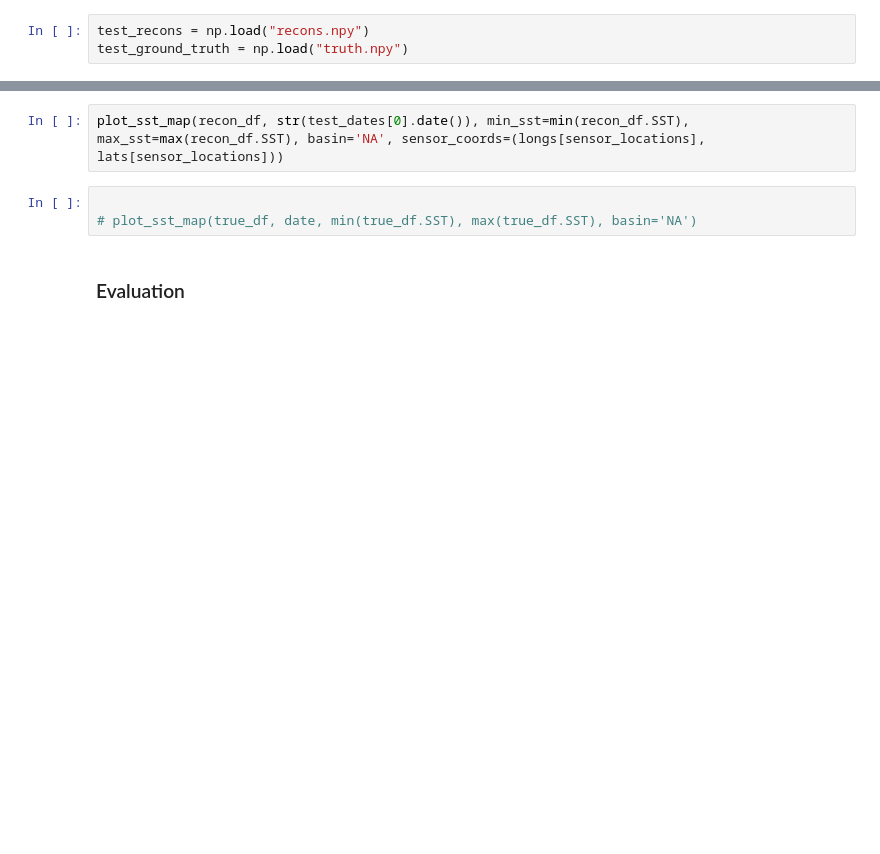
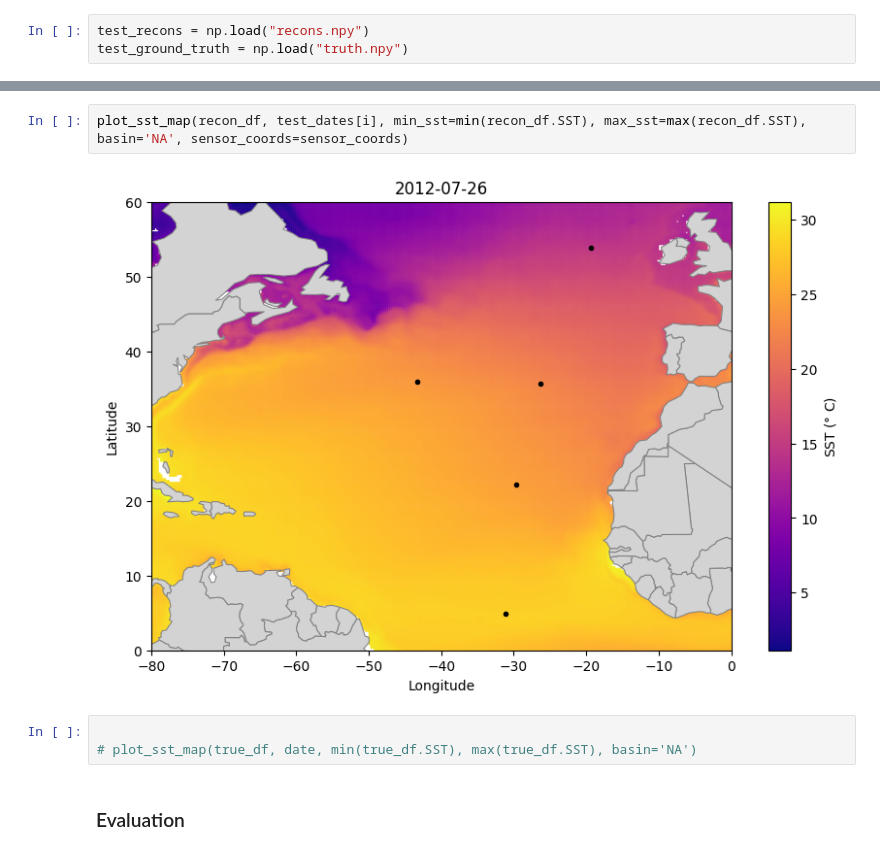
Before and after one commit to abbym-bristol/ME4OH_summer_project, a Jupyter notebook: SHRED_OFAM3_SST_FF.ipynb, the cells around one changed output, grey strips where cells are left out. Saved outputs shown, nothing was run; the diff lists cells and outputs as text; blank space fills up the shorter version.

```diff
--- a/SHRED_OFAM3_SST_FF.ipynb
+++ b/SHRED_OFAM3_SST_FF.ipynb
@@ -76,5 +103,7 @@ for i in np.random.choice(range(len(test_recons)), 1):
 # %%
-plot_sst_map(recon_df, str(test_dates[0].date()), min_sst=min(recon_df.SST), max_sst=max(recon_df.SST), basin='NA', sensor_coords=(longs[sensor_locations], lats[sensor_locations]))
+plot_sst_map(recon_df, test_dates[i], min_sst=min(recon_df.SST), max_sst=max(recon_df.SST), basin='NA', sensor_coords=sensor_coords)
+# %% [output]
+[figure, added]
 # %%
 
 # plot_sst_map(true_df, date, min(true_df.SST), max(true_df.SST), basin='NA')
```
Also changed, not shown: parts of 18 cells of this notebook, 2 other files.
